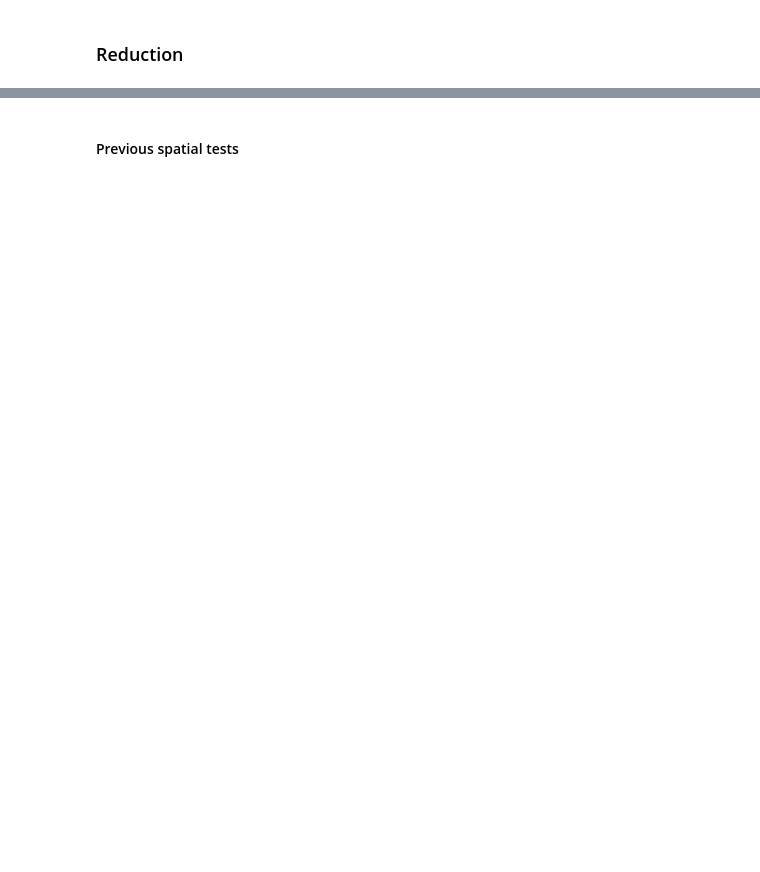
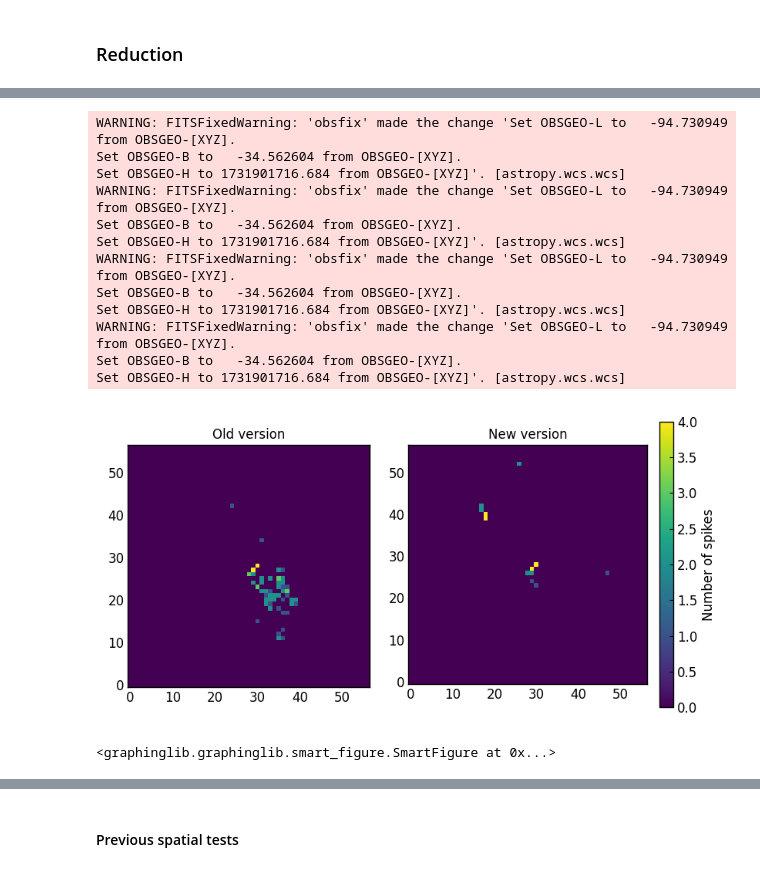
Before and after one commit to mamar828/master_centaurus, a Jupyter notebook: applications/paper_1/analysis.ipynb, the cells around one changed output, grey strips where cells are left out. Saved outputs shown, nothing was run; the diff lists cells and outputs as text; code cells hidden in the pictures; blank space fills up the shorter version.

Commit message:
New reduction spikes code

```diff
--- a/applications/paper_1/analysis.ipynb
+++ b/applications/paper_1/analysis.ipynb
@@ -218,0 +259,31 @@ spike_cube.get_deep_frame().save("spikes_detected_n.fits")
+# %%
+hms = [Map.load(f"spikes_detected_n{f}.fits").data.plot for f in ["", "_2"]]
+hms[0].show_color_bar = False
+hms[1].set_color_bar_params(label="Number of spikes")
+# for hm in hms:
+#     hm.
+fig = gl.SmartFigure(
+    num_cols=2,
+    aspect_ratio=1,
+    size=(8, 4),
+    width_ratios=[1, 1.25],
+    reference_labels=False,
+    subtitles=["Old version", "New version"],
+    elements=hms,
+)
+fig.show().save("n_spikes.png", dpi=600)
+# %% [output]
+WARNING: FITSFixedWarning: 'obsfix' made the change 'Set OBSGEO-L to   -94.730949 from OBSGEO-[XYZ].
+Set OBSGEO-B to   -34.562604 from OBSGEO-[XYZ].
+Set OBSGEO-H to 1731901716.684 from OBSGEO-[XYZ]'. [astropy.wcs.wcs]
+WARNING: FITSFixedWarning: 'obsfix' made the change 'Set OBSGEO-L to   -94.730949 from OBSGEO-[XYZ].
+Set OBSGEO-B to   -34.562604 from OBSGEO-[XYZ].
+Set OBSGEO-H to 1731901716.684 from OBSGEO-[XYZ]'. [astropy.wcs.wcs]
+WARNING: FITSFixedWarning: 'obsfix' made the change 'Set OBSGEO-L to   -94.730949 from OBSGEO-[XYZ].
+Set OBSGEO-B to   -34.562604 from OBSGEO-[XYZ].
+Set OBSGEO-H to 1731901716.684 from OBSGEO-[XYZ]'. [astropy.wcs.wcs]
+WARNING: FITSFixedWarning: 'obsfix' made the change 'Set OBSGEO-L to   -94.730949 from OBSGEO-[XYZ].
+Set OBSGEO-B to   -34.562604 from OBSGEO-[XYZ].
+Set OBSGEO-H to 1731901716.684 from OBSGEO-[XYZ]'. [astropy.wcs.wcs]
+[figure, added]
+<graphinglib.graphinglib.smart_figure.SmartFigure at 0x...>
```
Also changed, not shown: parts of 8 cells of this notebook.
